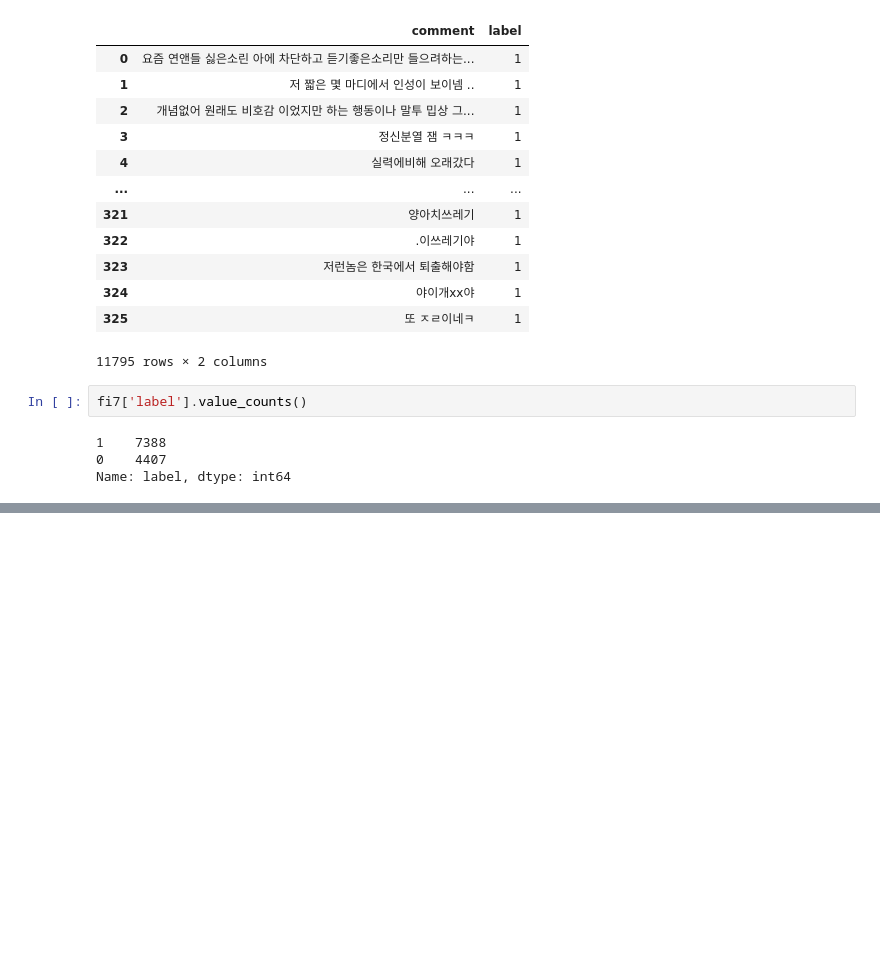
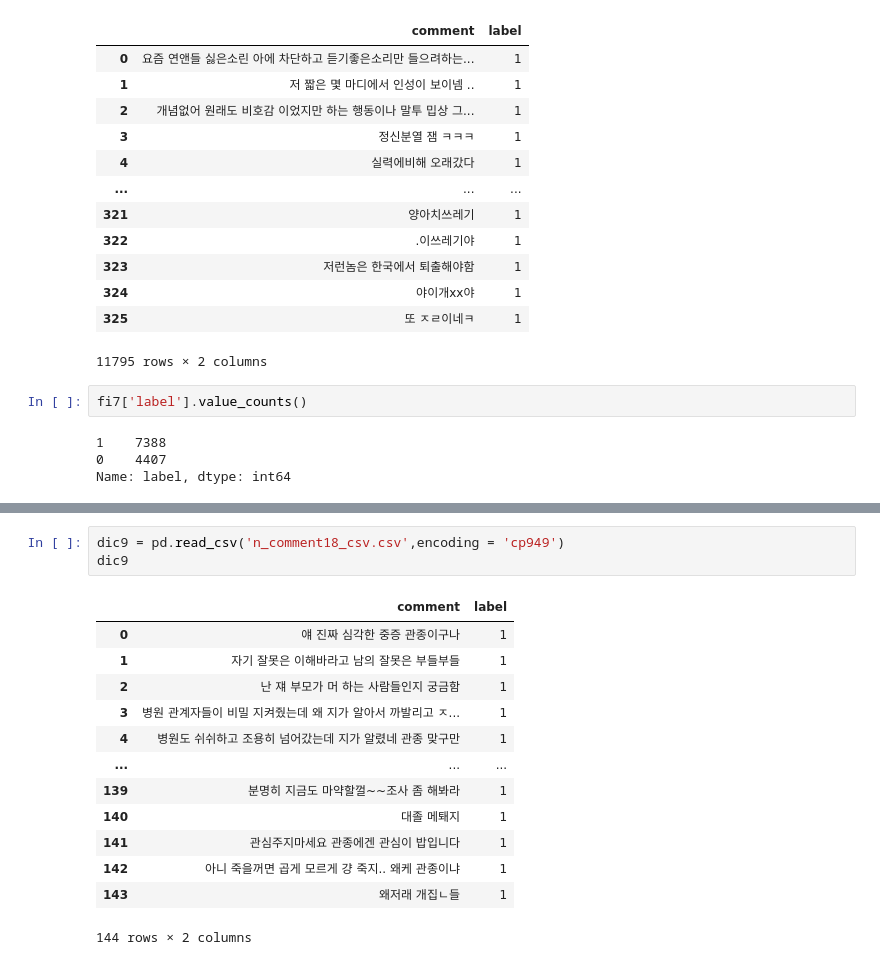
Before and after one commit to sooyeon-go/grad_project, a Jupyter notebook: comment_crawling_r/comment2_csv.ipynb, the cells around one changed output, grey strips where cells are left out. Drawn from its saved outputs; the diff is of its cells as text; blank space fills up the shorter version.

```diff
--- a/comment_crawling_r/comment2_csv.ipynb
+++ b/comment_crawling_r/comment2_csv.ipynb
@@ -549,0 +574,17 @@ Name: label, dtype: int64
+# %%
+dic9 = pd.read_csv('n_comment18_csv.csv',encoding = 'cp949')
+dic9
+# %% [output]
+|  | comment | label |
+| 0 | 얘 진짜 심각한 중증 관종이구나 | 1 |
+| 1 | 자기 잘못은 이해바라고 남의 잘못은 부들부들 | 1 |
+| 2 | 난 쟤 부모가 머 하는 사람들인지 궁금함 | 1 |
+| 3 | 병원 관계자들이 비밀 지켜줬는데 왜 지가 알아서 까발리고 ㅈ... | 1 |
+| 4 | 병원도 쉬쉬하고 조용히 넘어갔는데 지가 알렸네 관종 맞구만 | 1 |
+| ... | ... | ... |
+| 139 | 분명히 지금도 마약할껄~~조사 좀 해봐라 | 1 |
+| 140 | 대졸 메퇘지 | 1 |
+| 141 | 관심주지마세요 관종에겐 관심이 밥입니다 | 1 |
+| 142 | 아니 죽을꺼면 곱게 모르게 걍 죽지.. 왜케 관종이냐 | 1 |
+| 143 | 왜저래 개집ㄴ들 | 1 |
+144 rows × 2 columns
```
Also changed, not shown: parts of 2 cells of this notebook.
